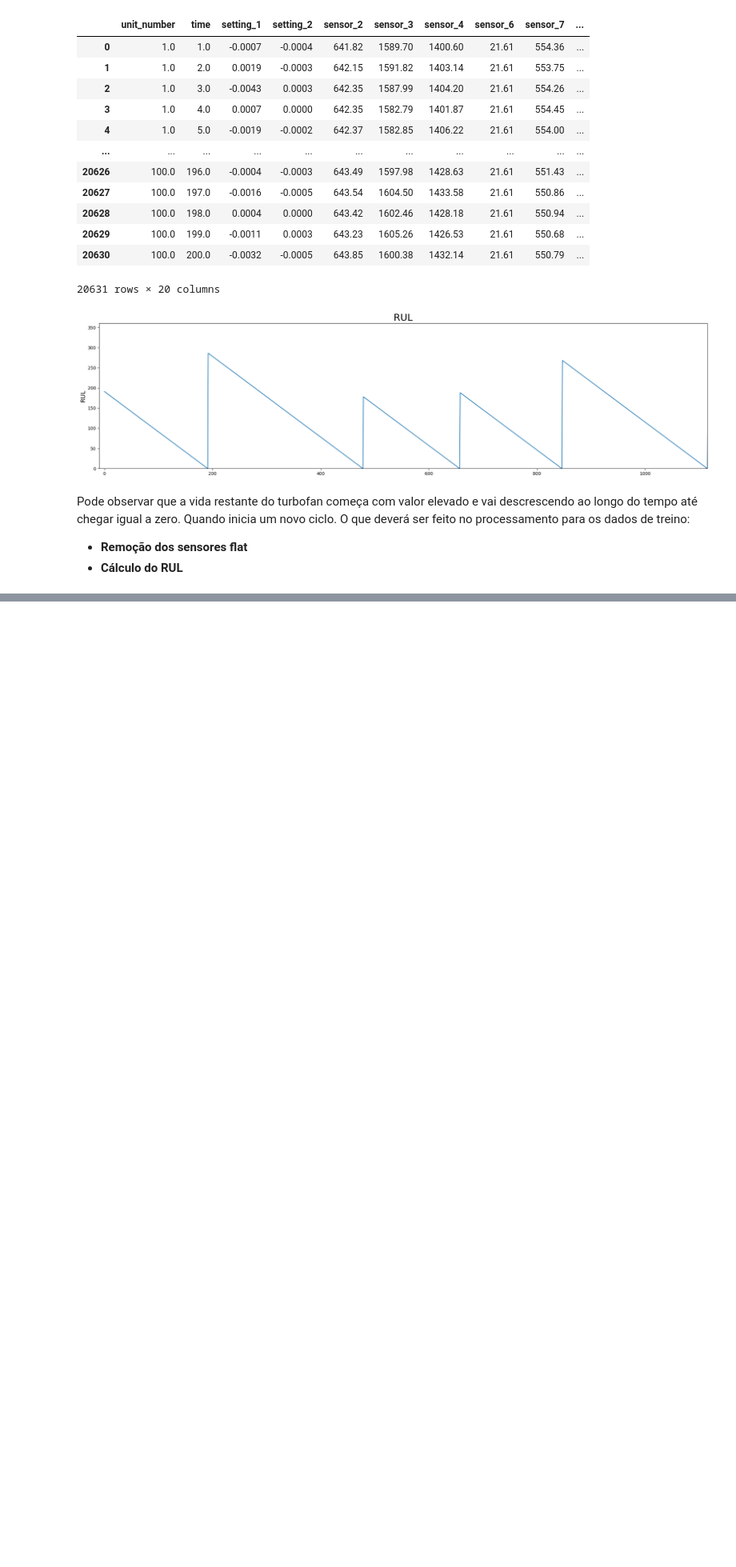
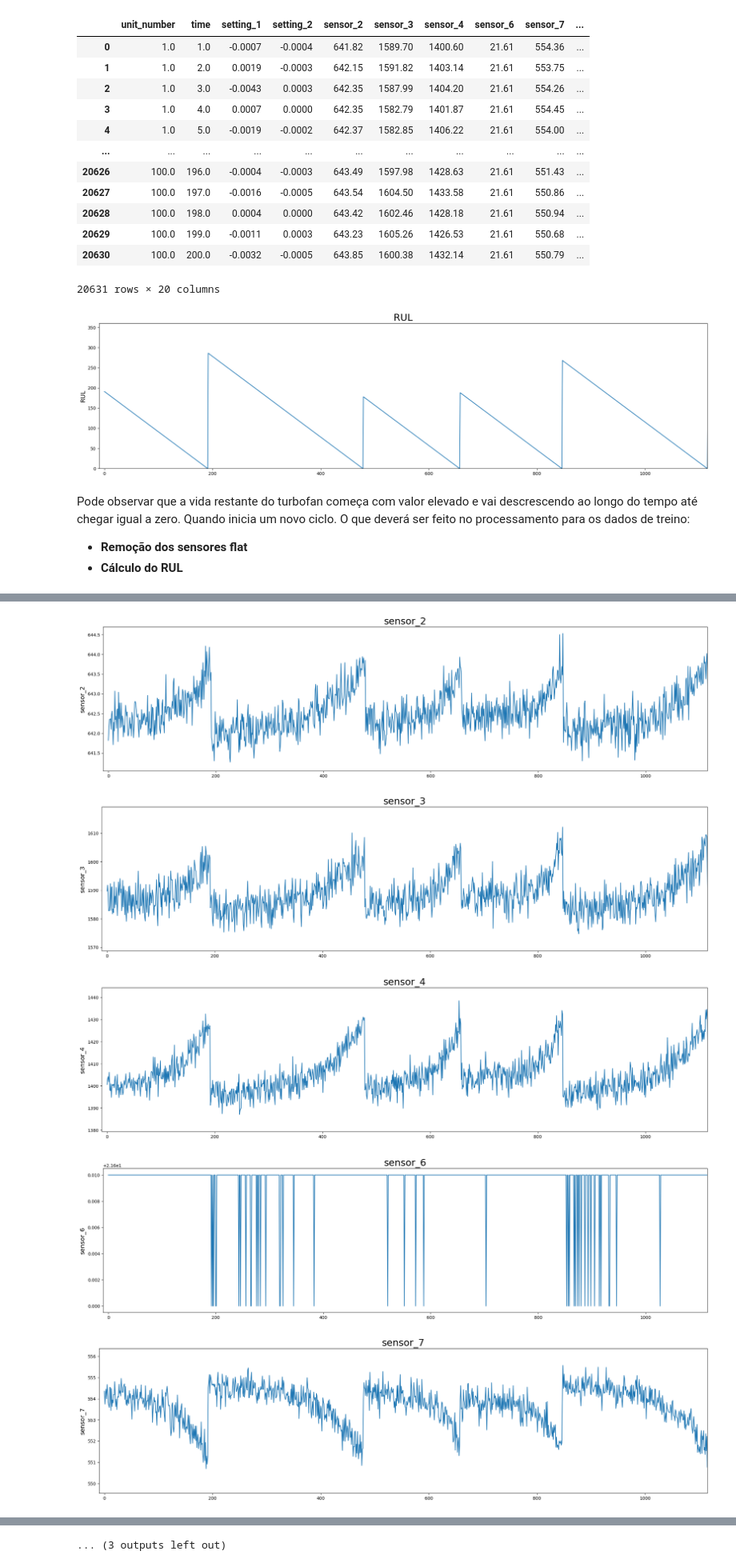
Before and after one commit to marcelov-aguiar/pdm_turbofan, a Jupyter notebook: code/2_exploratory_analysis/exploratory_train.ipynb, the cells around one changed output, grey strips where cells are left out. Shown at 80% size. Cells and saved outputs as stored; diff of their text form; code cells hidden in the pictures; blank space fills up the shorter version.

```diff
--- a/code/2_exploratory_analysis/exploratory_train.ipynb
+++ b/code/2_exploratory_analysis/exploratory_train.ipynb
@@ -141,0 +145,16 @@ Pode observar que a vida restante do turbofan começa com valor elevado e vai de
+# %%
+i = 0
+for column in df_train_rul.columns:
+    if ('sensor' in column):
+        fig, ax = plt.subplots(figsize=(25, 6))
+        ax.plot(df_train_rul.index.values, df_train_rul[column].values)
+        ax.set_ylabel(column, fontsize=14)
+        ax.set_title(column, fontsize=22)
+        ax.set_xlim(-10,1115)
+        plt.show()
+# %% [output]
+[figure, added]
+[figure, added]
+[figure, added]
+[figure, added]
+[figure, added]
@@ -141,0 +168 @@ Pode observar que a vida restante do turbofan começa com valor elevado e vai de
+... (3 outputs left out)
```
Also changed, not shown: parts of 3 cells of this notebook, 6 other files.
